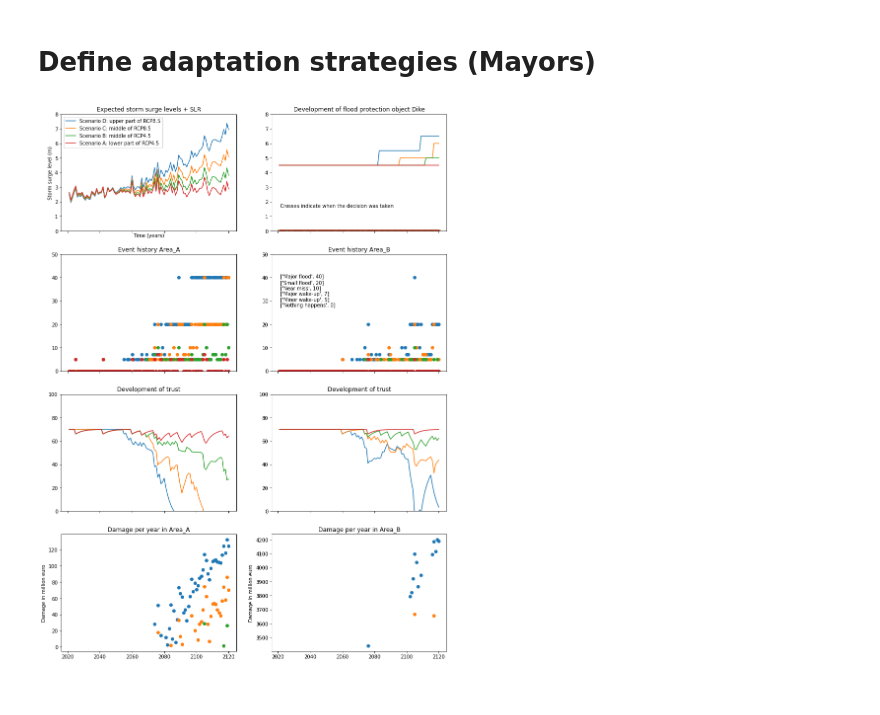
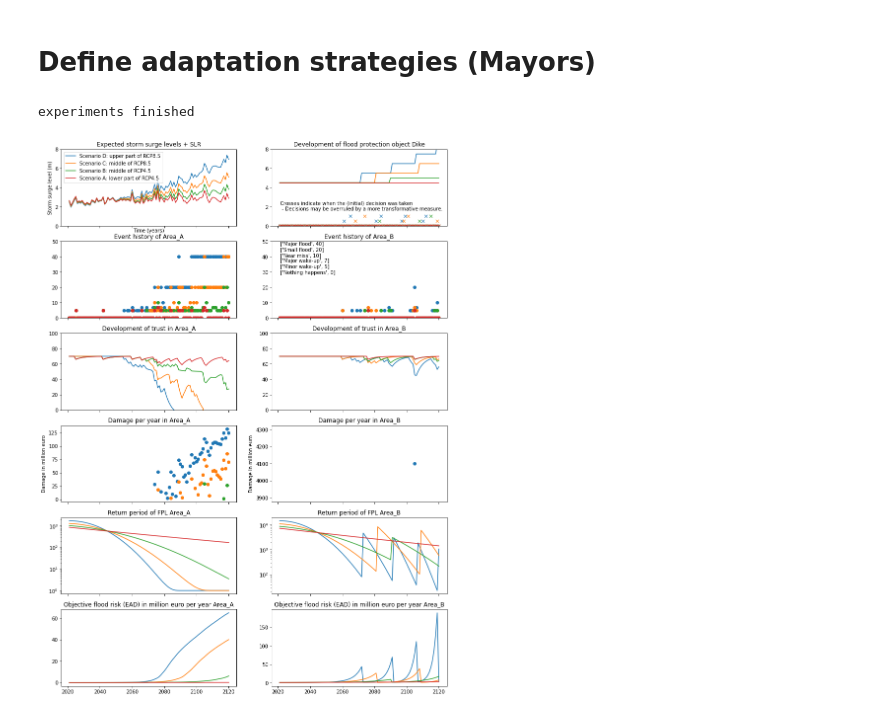
Before and after one commit to keesvanginkel/Urban-SETP, a Jupyter notebook: Rotterdam.ipynb, the cells around one changed output. Drawn from its saved outputs; the diff is of its cells as text; code cells hidden in the pictures.

```diff
--- a/Rotterdam.ipynb
+++ b/Rotterdam.ipynb
@@ -190,8 +259,7 @@ def run_model(Model,SurgeSeries,Mayor):
 
     #TODO ADD THIS FUNCTIONALITY TO THE FLOODPROTECTIONCLASS
     for FloodProtection in Model.allFloodProtection:
-        FloodProtection.protection_level = [FloodProtection.baseline_level] * len(time)
-        FloodProtection.measure_history = [0] * len(time)
+        FloodProtection.init_time(time)
 
     for Area in Model.allResidentialArea:
         Area.match_with_FloodProtection(Model.allFloodProtection) #ADD THE INFORMATION OF THE FLOOD PROTECTION STRUCTURES TO THE AREAS IT PROTECTS
@@ -234,8 +302,6 @@ def run_model(Model,SurgeSeries,Mayor):
                 relevant_TS = TS
 
         for RA in Model.allResidentialArea:
-            #RA.risk = [0] * len(time) #TODO: MOVE TO THE TIME INITIALISATION
-            #RA.protection_level_rp = [0] * len(time) #TODO: MOVE TO THE TIME INITIALISATION
             mu = Model.Parameters["Gumbel"]["mu"]
             beta = Model.Parameters["Gumbel"]["beta"]
             SLR = relevant_TS.surgelevel[i] #todo change name to SLR to avoid confusion!!
@@ -273,10 +339,13 @@ def run_model(Model,SurgeSeries,Mayor):
 experiments = []
 for SurgeSeries in allSurgeSeries:
     #print("\n \n {} \n\n------------- \n\n".format(SurgeSeries.name))
-    experiment = run_model(Rotty,SurgeSeries,Kroket())
+    experiment = run_model(Rotty,SurgeSeries,Economicus())
     experiments.append(experiment)
+print('experiments finished')
+# %% [output]
+experiments finished
 # %%
-fig, axes = plt.subplots(nrows=4,ncols=2,sharey=False,sharex=True,figsize=(14,20))
+fig, axes = plt.subplots(nrows=6,ncols=2,sharey=False,sharex=True,figsize=(14,20))
 
 labels = []
 
@@ -298,45 +367,54 @@ for experiment in reversed(experiments):
     axes[0,1].set_ylim(0,8)
 
     for i, Area in enumerate(Model.allResidentialArea):
-        axes[1,i].set_title('Event history {}'.format(Model.allResidentialArea[i].name))
+        axes[1,i].set_title('Event history of {}'.format(Area.name))
         axes[1,i].plot(SurgeSeries.years,Model.allResidentialArea[i].event_impact_history,'o')
         axes[1,i].set_ylim(0,50)
 
-        axes[2,i].set_title('Development of trust')
+        axes[2,i].set_title('Development of trust in {}'.format(Area.name))
         axes[2,i].plot(SurgeSeries.years,Model.allResidentialArea[i].trust_t)
 
         axes[2,i].set_ylim(0,100)
 
         #plot damage
-        axes[3,i].set_title('Damage per year in {}'.format(Model.allResidentialArea[i].name))
+        axes[3,i].set_title('Damage per year in {}'.format(Area.name))
         axes[3,i].plot(SurgeSeries.years,[x*10**(-6) for x in Model.allResidentialArea[i].flood_damage],'o')
 
+        axes[4,i].set_title('Return period of FPL {}'.format(Model.allResidentialArea[i].name))
+        axes[4,i].plot(SurgeSeries.years,Model.allResidentialArea[i].protection_level_rp,'-')
+        axes[4,i].set_yscale("log")
+        #axes[1,i].set_ylim(0,50)
+
+        axes[5,i].set_title('Objective flood risk (EAD) in million euro per year {}'.format(Model.allResidentialArea[i].name))
+        axes[5,i].plot(SurgeSeries.years,Model.allResidentialArea[i].risk,'-')
+        #axes[1,i].set_yscale("log")
+        #axes[1,i].set_ylim(0,50)
 
     axes[0,1].plot(SurgeSeries.years,Model.allFloodProtection[1].protection_level)
     axes[0,1].set_title('Development of flood protection object Dike')
 
 axes[0,0].legend(labels)
 
 axes[3,0].set_ylabel('Damage in million euro')
 axes[3,1].set_ylabel('Damage in million euro')
 
 #Add some additional text to some axes
 alarming_conditions = Model.Parameters['alarming_conditions']
 
 textbox = ""
 for key in alarming_conditions:
     textbox = textbox + str(alarming_conditions[key]) + '\n'
 
-axes[0,1].text(0.05,0.2,"Crosses indicate when the decision was taken",transform=axes[0,1].transAxes)
+axes[0,1].text(0.05,0.2,"Crosses indicate when the (initial) decision was taken \n - Decisions may be overruled by a more transformative measure.",transform=axes[0,1].transAxes)
 axes[1,1].text(0.05,0.5,textbox,transform=axes[1,1].transAxes)
 
 
 axes[0,1].set_prop_cycle(None) #reset the cycler to plot again in the same axes with similar colors
 for experiment in reversed(experiments):
     Model = experiment['Model']
     SurgeSeries = experiment['SurgeSeries']
     Mayor = experiment['Mayor']
 
     axes[0,1].plot(SurgeSeries.years,Model.allFloodProtection[1].measure_history,'x') #PLOT THE HISTORY OF THE MEASURES
 # %% [output]
-[figure, old version]
+[figure, new version]
```
Also changed, not shown: parts of 19 cells of this notebook, 3 other files.
